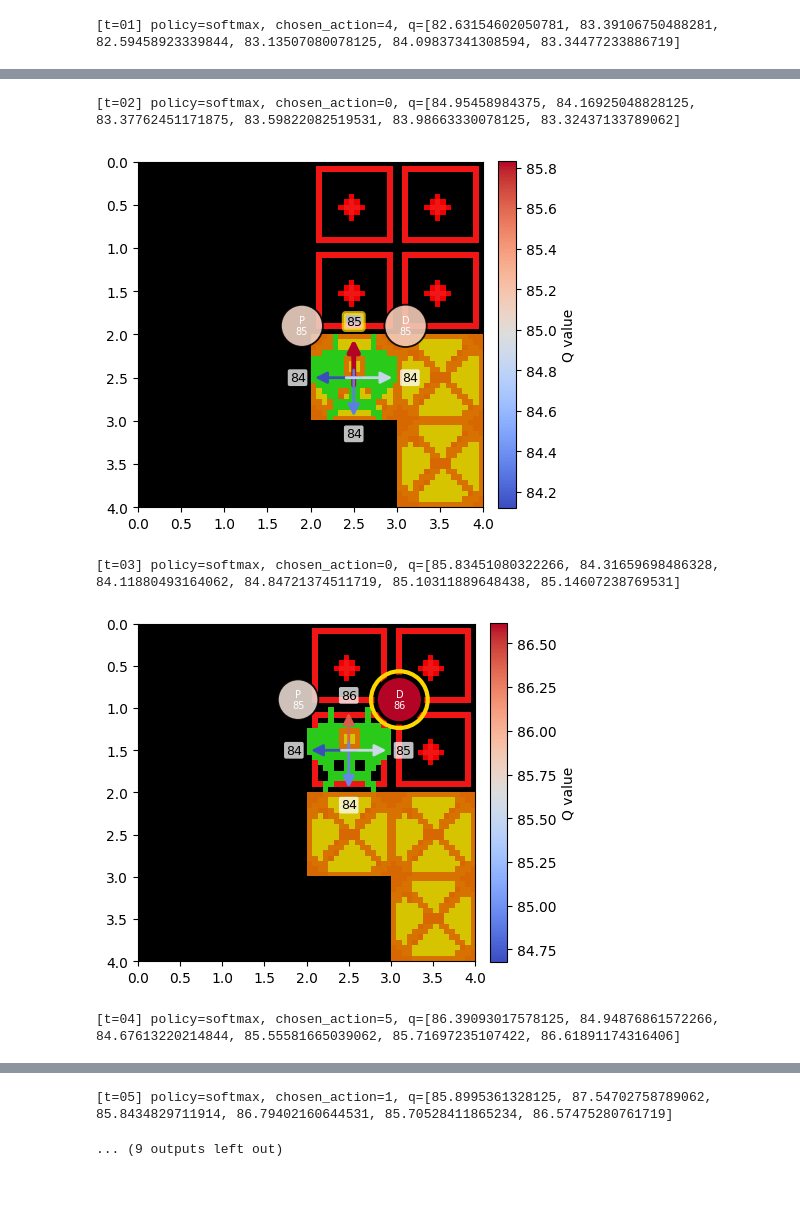
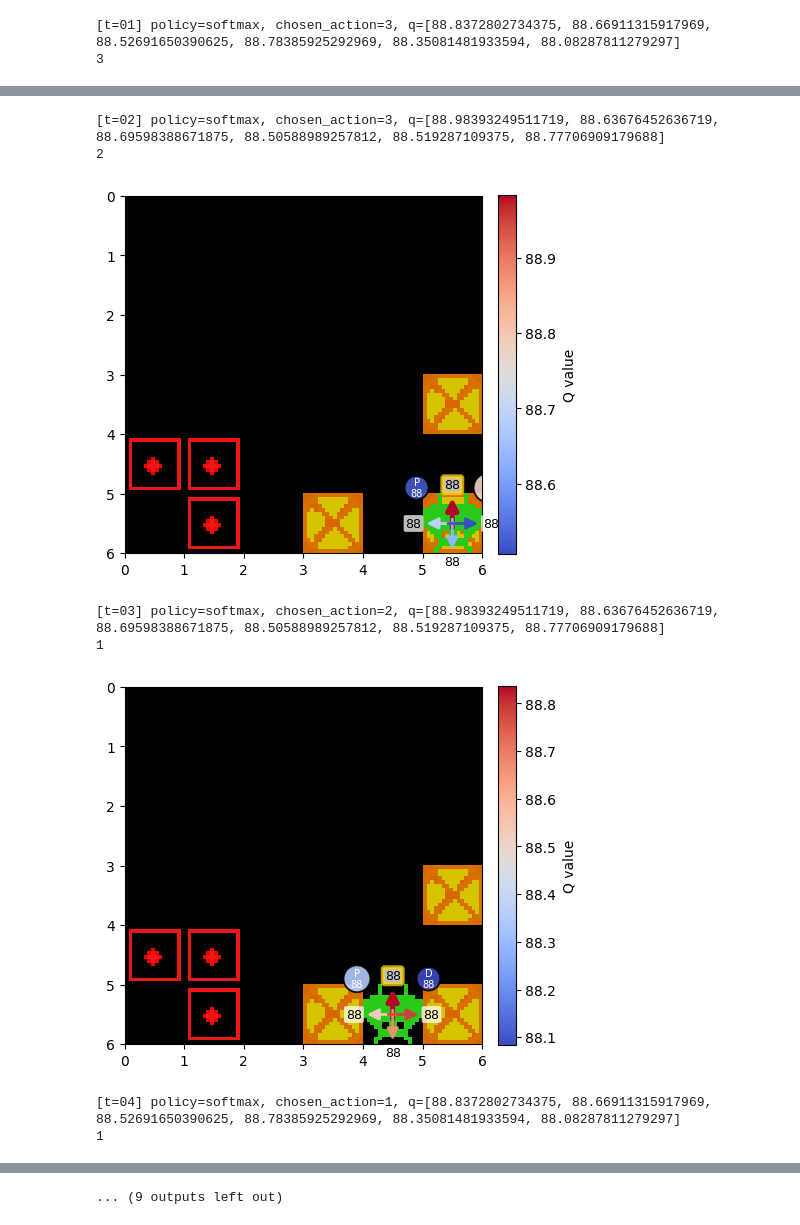
Before and after one commit to wladekpal/golden-standard, a Jupyter notebook: notebooks/plotting/play_and_visualize_q_dqn.ipynb, the cells around one changed output, grey strips where cells are left out. Saved outputs shown, nothing was run; the diff lists cells and outputs as text; code cells hidden in the pictures; blank space fills up the shorter version.

```diff
--- a/notebooks/plotting/play_and_visualize_q_dqn.ipynb
+++ b/notebooks/plotting/play_and_visualize_q_dqn.ipynb
@@ -51,7 +51,7 @@ NUM_ENVS = 1024
 CHECKPOINT = 50
 RUN_NAME = f"DQN{CHECKPOINT}_investigation"
 # MODEL_PATH = "/home/mbortkie/repos/crl_subgoal/experiments/stich_dqn_td_grid_4_20250917_044157/runs/dqn_1.38_3_grid_4_ep_len__filter_quarter"
-MODEL_PATH = "/home/mbortkie/repos/crl_subgoal/experiments/stich_dqn_td_grid_4_20250917_044054/runs/dqn_1.38_4_grid_4_ep_len__filter_"
+MODEL_PATH = "/home/mbortkie/repos/crl_subgoal/experiments/stich_dqn_td_grid_6_20250923_015613/runs/dqn_te_-1.1_grid_6_boxes_3"
 
 EPOCHS = 51
 EVAL_EVERY = 10
@@ -405,7 +457,7 @@ def create_gif(
     filename: str = "trajectory.gif",
     duration: float = 0.5,
     policy: str = "argmax",         # "argmax" or "softmax"
-    rng_key = None,  # optional JAX PRNGKey for reproducible softmax sampling
+    rng_key = jax.random.PRNGKey(0),  # optional JAX PRNGKey for reproducible softmax sampling
 ):
     """
     Run the environment from `state`, compute Qs each step, choose actions according to `policy`,
@@ -437,20 +489,19 @@ def create_gif(
         )
         qs = qs.mean(axis=1)  # shape: (6, B)
         q_col = qs[:, 0]      # shape: (6,)
+        qs = qs.transpose(1, 0) # B x 6
 
         # --- choose action according to requested policy ---
         if policy == "argmax":
             action = int(jnp.argmax(q_col))
         elif policy == "softmax":
             temperature = agent.network.select('alpha_temp')()
-            probs = jax.nn.softmax(q_col / temperature)
             # Use JAX sampling if a key was provided (reproducible), otherwise fallback to numpy
-            if key is not None:
-                key, subkey = jax.random.split(key)
-                action = int(jax.random.choice(subkey, a=q_col.shape[0], p=probs))
-            else:
-                probs_np = np.array(probs)
-                action = int(np.random.choice(np.arange(len(probs_np)), p=probs_np))
+            assert key is not None, "rng_key must be provided for softmax policy"
+            key, subkey = jax.random.split(key)
+            dist = distrax.Categorical(logits=qs / jnp.maximum(1e-6, temperature))
+            action = dist.sample(seed=subkey)[0]
+            print(action)
         else:
             raise ValueError(f"Unknown policy '{policy}'; choose 'argmax' or 'softmax'")
 
@@ -488,5 +539,5 @@ def create_gif(
     return filename
 # %%
 state, _ = env.reset(key)
-out_path = create_gif(env, agent, state, filename="agent_q_rollout_dqn.gif", policy="softmax", steps=100)
+out_path = create_gif(env, agent, state, filename="agent_q_rollout_dqn.gif", policy="softmax", steps=10)
 # %% [output]
@@ -496 +549,2 @@ out_path = create_gif(env, agent, state, filename="agent_q_rollout_dqn.gif", pol
-[t=01] policy=softmax, chosen_action=4, q=[82.63154602050781, 83.39106750488281, 82.59458923339844, 83.13507080078125, 84.09837341308594, 83.34477233886719]
+[t=01] policy=softmax, chosen_action=3, q=[88.8372802734375, 88.66911315917969, 88.52691650390625, 88.78385925292969, 88.35081481933594, 88.08287811279297]
+3
@@ -498,5 +552,8 @@ out_path = create_gif(env, agent, state, filename="agent_q_rollout_dqn.gif", pol
-[t=02] policy=softmax, chosen_action=0, q=[84.95458984375, 84.16925048828125, 83.37762451171875, 83.59822082519531, 83.98663330078125, 83.32437133789062]
+[t=02] policy=softmax, chosen_action=3, q=[88.98393249511719, 88.63676452636719, 88.69598388671875, 88.50588989257812, 88.519287109375, 88.77706909179688]
+2
-[figure, old version]
+[figure, new version]
-[t=03] policy=softmax, chosen_action=0, q=[85.83451080322266, 84.31659698486328, 84.11880493164062, 84.84721374511719, 85.10311889648438, 85.14607238769531]
+[t=03] policy=softmax, chosen_action=2, q=[88.98393249511719, 88.63676452636719, 88.69598388671875, 88.50588989257812, 88.519287109375, 88.77706909179688]
+1
-[figure, old version]
+[figure, new version]
-[t=04] policy=softmax, chosen_action=5, q=[86.39093017578125, 84.94876861572266, 84.67613220214844, 85.55581665039062, 85.71697235107422, 86.61891174316406]
+[t=04] policy=softmax, chosen_action=1, q=[88.8372802734375, 88.66911315917969, 88.52691650390625, 88.78385925292969, 88.35081481933594, 88.08287811279297]
+1
@@ -504,2 +561 @@ out_path = create_gif(env, agent, state, filename="agent_q_rollout_dqn.gif", pol
-[t=05] policy=softmax, chosen_action=1, q=[85.8995361328125, 87.54702758789062, 85.8434829711914, 86.79402160644531, 85.70528411865234, 86.57475280761719]
 ... (9 outputs left out)
```
Also changed, not shown: parts of 3 cells of this notebook, 1 other file.
